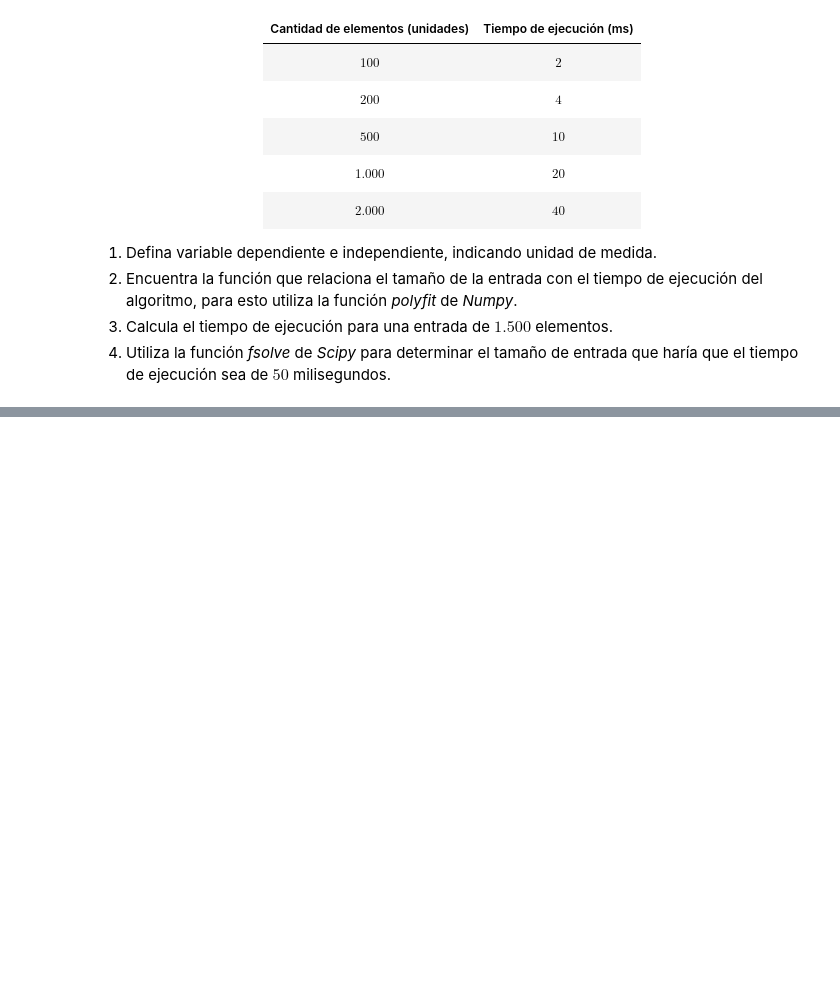
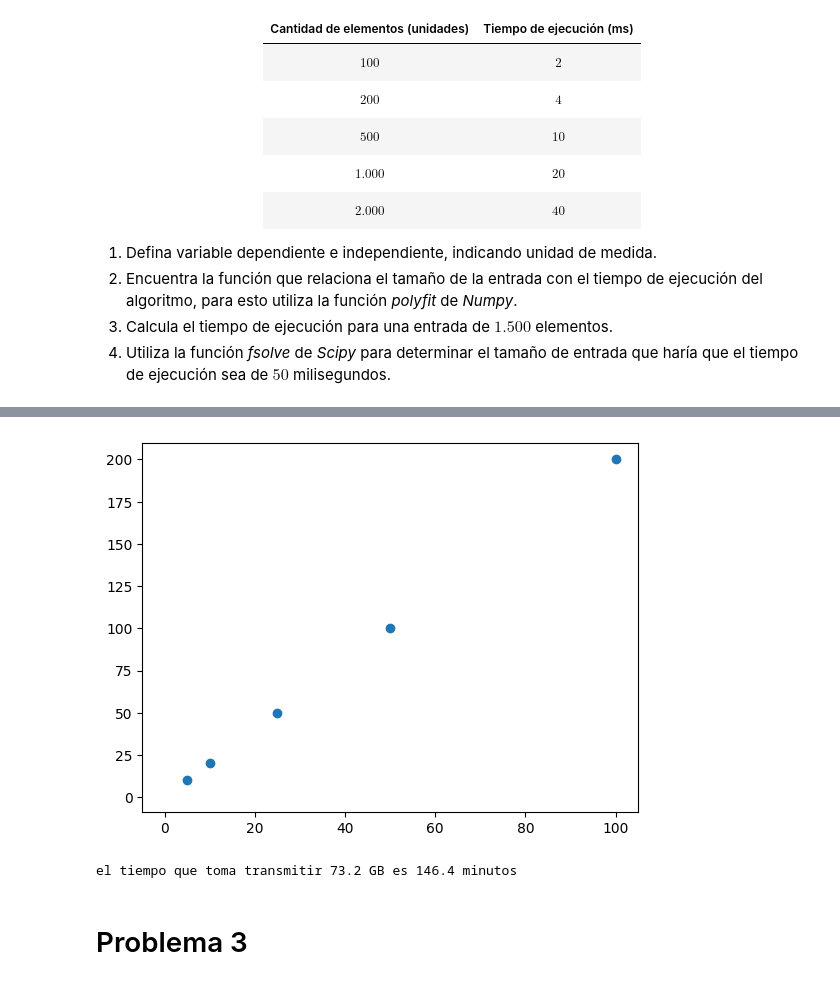
Before and after one commit to Lucianoridlf/FPY1101, a Jupyter notebook: Unidad 1/Guía 1/Guía2.ipynb, the cells around one changed output, grey strips where cells are left out. Drawn from its saved outputs; the diff is of its cells as text; code cells hidden in the pictures; blank space fills up the shorter version.

```diff
--- a/Unidad 1/Guía 1/Guía2.ipynb
+++ b/Unidad 1/Guía 1/Guía2.ipynb
@@ -87,0 +134,22 @@ plt.show()
+# %%
+import numpy as np
+import matplotlib.pyplot as plt
+
+
+#Definir arreglos
+d =([5, 10, 25, 50, 100])
+t = ([10, 20, 50, 100, 200])
+plt.plot(d, t, 'o', 1)
+plt.show()
+
+#Creacion ajuste
+m,b = np.polyfit(d,t,1)
+
+def T(x):
+    return x*2
+
+#4
+print(f'el tiempo que toma transmitir 73.2 GB es {T(73.2)} minutos')
+# %% [output]
+[figure, added]
+el tiempo que toma transmitir 73.2 GB es 146.4 minutos
@@ -87,0 +158,2 @@ plt.show()
+# %% [markdown]
+# Problema 3
```
Also changed, not shown: parts of 11 cells of this notebook.
